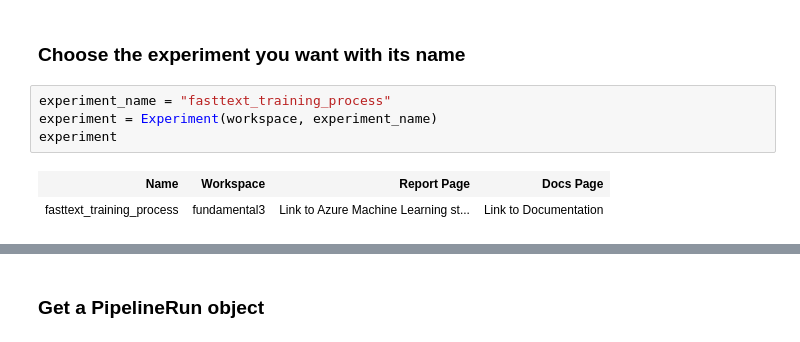
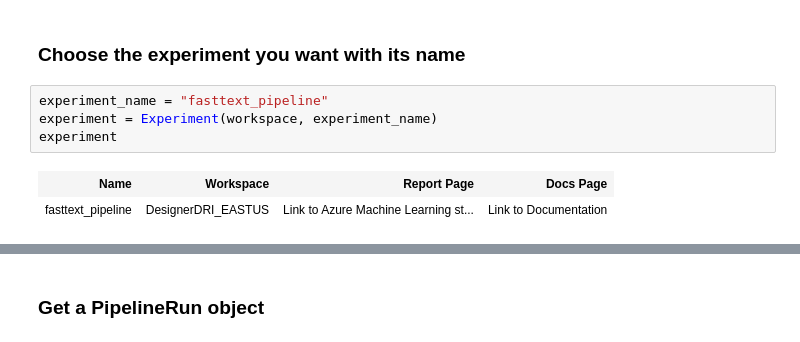
Before and after one commit to smallhaes/fasttext-sentence-classification, a Jupyter notebook: fasttext_batch_inference.ipynb, the cells around one changed output, grey strips where cells are left out. Cells and saved outputs as stored; diff of their text form.

```diff
--- a/fasttext_batch_inference.ipynb
+++ b/fasttext_batch_inference.ipynb
@@ -95,12 +123,12 @@ exp_name_list
 # %% [markdown]
 ### Choose the experiment you want with its name
 # %%
-experiment_name = "fasttext_training_process"
+experiment_name = "fasttext_pipeline"
 experiment = Experiment(workspace, experiment_name)
 experiment
 # %% [output]
 | Name | Workspace | Report Page | Docs Page |
-| fasttext_training_process | fundamental3 | Link to Azure Machine Learning st... | Link to Documentation |
+| fasttext_pipeline | DesignerDRI_EASTUS | Link to Azure Machine Learning st... | Link to Documentation |
 # %%
 # azureml.pipeline.core.run.PipelineRun
 run = experiment.get_runs().__next__()
```
Also changed, not shown: parts of 17 cells of this notebook, 6 other files.
